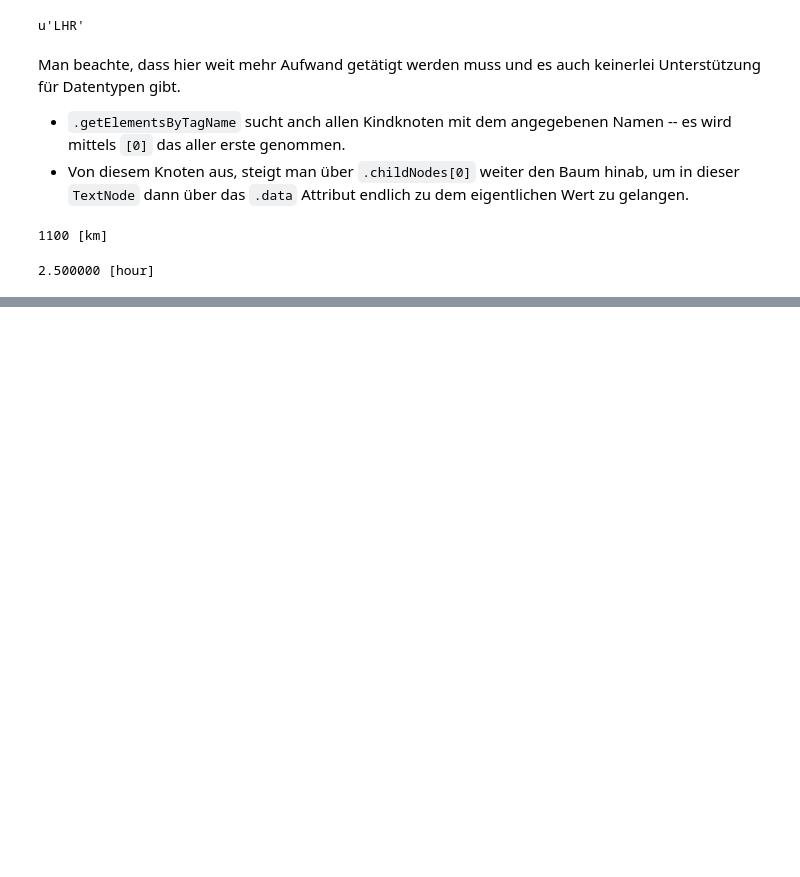
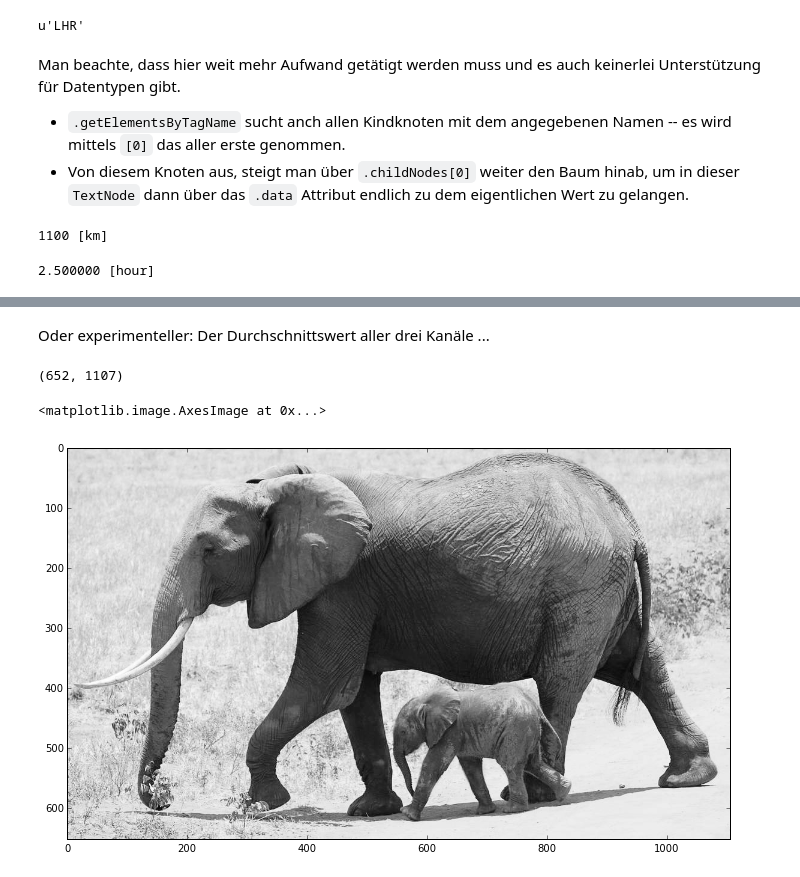
Before and after one commit to haraldschilly/python-fuer-mathematiker, a Jupyter notebook: doc/4-3-daten.ipynb, the cells around one changed output, grey strips where cells are left out. Saved outputs shown, nothing was run; the diff lists cells and outputs as text; code cells hidden in the pictures; blank space fills up the shorter version.

```diff
--- a/doc/4-3-daten.ipynb
+++ b/doc/4-3-daten.ipynb
@@ -558,0 +810,10 @@ print("%f [%s]" % (value, unit))
+# %% [markdown]
+Oder experimenteller: Der Durchschnittswert aller drei Kanäle ...
+# %%
+ele2 = np.mean(elephant, axis=2)
+print(ele2.shape)
+plt.imshow(ele2, cmap = plt.cm.Greys_r)
+# %% [output]
+(652, 1107)
+<matplotlib.image.AxesImage at 0x...>
+[figure, added]
```
Also changed, not shown: parts of 35 cells of this notebook, 1 other file.
